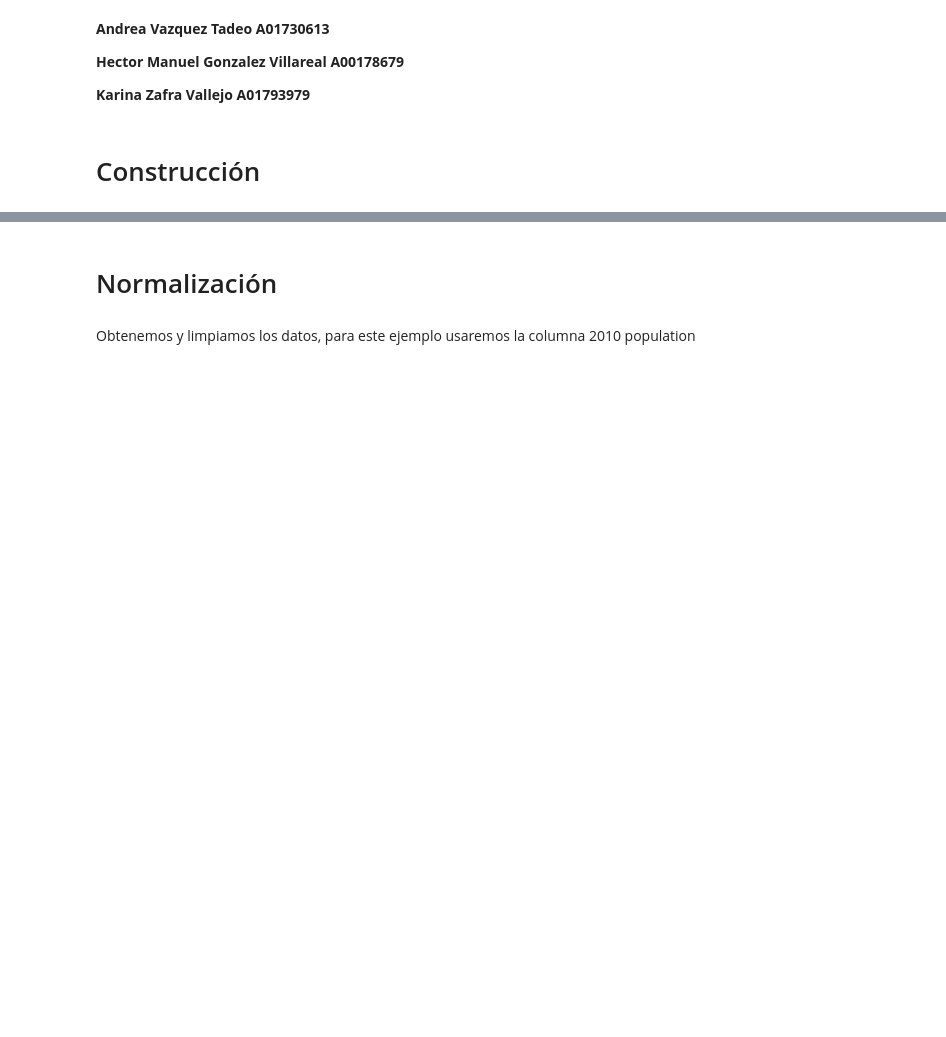
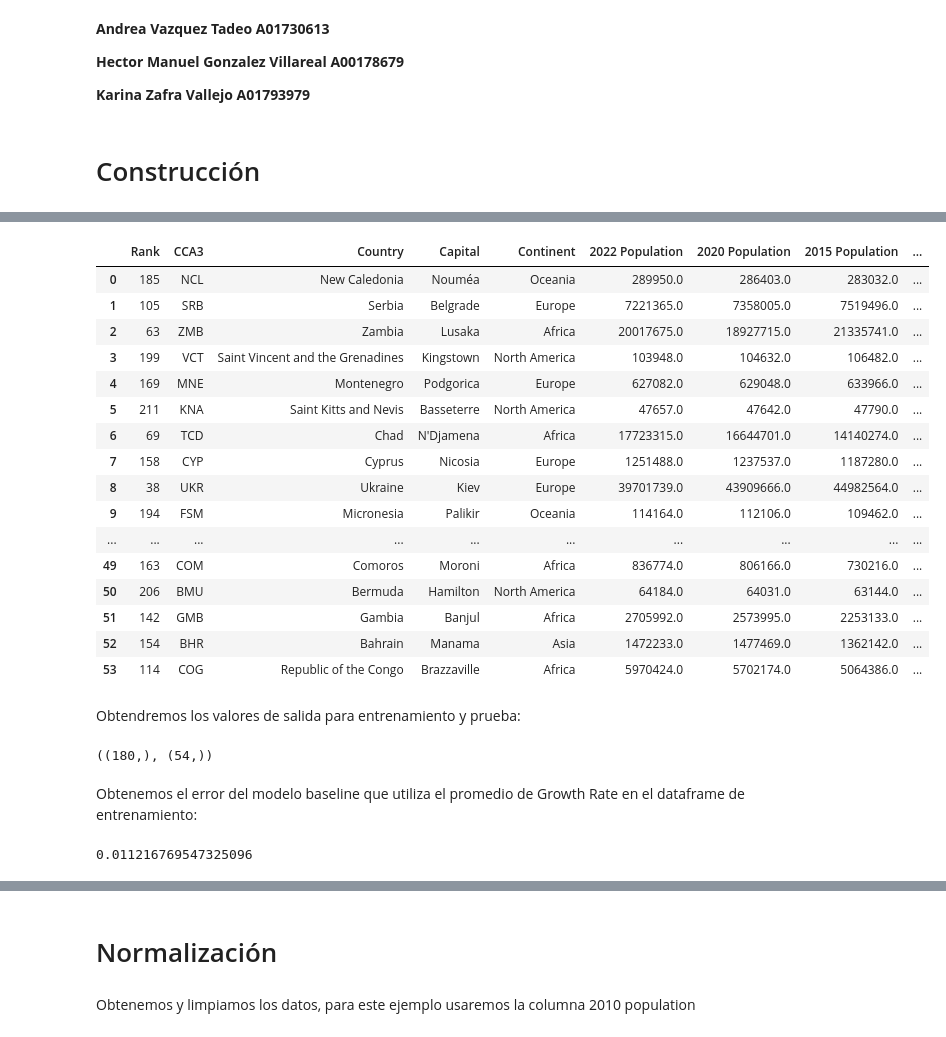
Before and after one commit to andreavazquezt/ProyectoIntegrador, a Jupyter notebook: Avance2_Equipo4.ipynb, the cells around one changed output, grey strips where cells are left out. Saved outputs shown, nothing was run; the diff lists cells and outputs as text; code cells hidden in the pictures; blank space fills up the shorter version.

```diff
--- a/Avance2_Equipo4.ipynb
+++ b/Avance2_Equipo4.ipynb
@@ -21,0 +110,38 @@ from scipy import stats as sts
+# %%
+test_df
+# %% [output]
+|  | Rank | CCA3 | Country | Capital | Continent | 2022 Population | 2020 Population | 2015 Population | ... |
+| 0 | 185 | NCL | New Caledonia | Nouméa | Oceania | 289950.0 | 286403.0 | 283032.0 | ... |
+| 1 | 105 | SRB | Serbia | Belgrade | Europe | 7221365.0 | 7358005.0 | 7519496.0 | ... |
+| 2 | 63 | ZMB | Zambia | Lusaka | Africa | 20017675.0 | 18927715.0 | 21335741.0 | ... |
+| 3 | 199 | VCT | Saint Vincent and the Grenadines | Kingstown | North America | 103948.0 | 104632.0 | 106482.0 | ... |
+| 4 | 169 | MNE | Montenegro | Podgorica | Europe | 627082.0 | 629048.0 | 633966.0 | ... |
+| 5 | 211 | KNA | Saint Kitts and Nevis | Basseterre | North America | 47657.0 | 47642.0 | 47790.0 | ... |
+| 6 | 69 | TCD | Chad | N'Djamena | Africa | 17723315.0 | 16644701.0 | 14140274.0 | ... |
+| 7 | 158 | CYP | Cyprus | Nicosia | Europe | 1251488.0 | 1237537.0 | 1187280.0 | ... |
+| 8 | 38 | UKR | Ukraine | Kiev | Europe | 39701739.0 | 43909666.0 | 44982564.0 | ... |
+| 9 | 194 | FSM | Micronesia | Palikir | Oceania | 114164.0 | 112106.0 | 109462.0 | ... |
+| ... | ... | ... | ... | ... | ... | ... | ... | ... | ... |
+| 49 | 163 | COM | Comoros | Moroni | Africa | 836774.0 | 806166.0 | 730216.0 | ... |
+| 50 | 206 | BMU | Bermuda | Hamilton | North America | 64184.0 | 64031.0 | 63144.0 | ... |
+| 51 | 142 | GMB | Gambia | Banjul | Africa | 2705992.0 | 2573995.0 | 2253133.0 | ... |
+| 52 | 154 | BHR | Bahrain | Manama | Asia | 1472233.0 | 1477469.0 | 1362142.0 | ... |
+| 53 | 114 | COG | Republic of the Congo | Brazzaville | Africa | 5970424.0 | 5702174.0 | 5064386.0 | ... |
+# %% [markdown]
+Obtendremos los valores de salida para entrenamiento y prueba:
+# %%
+y_train = train_df['Growth Rate'].to_numpy()
+y_test = test_df['Growth Rate'].to_numpy()
+
+y_train.shape, y_test.shape
+# %% [output]
+((180,), (54,))
+# %% [markdown]
+Obtenemos el error del modelo baseline que utiliza el promedio de Growth Rate en el dataframe de entrenamiento:
+# %%
+average_GrowthRate = train_df['Growth Rate'].mean()
+baseline_model_test_predictions = [average_GrowthRate] * len(test_df)
+
+mean_absolute_error(baseline_model_test_predictions, y_test)
+# %% [output]
+0.011216769547325096
```
Also changed, not shown: parts of 31 cells of this notebook.
